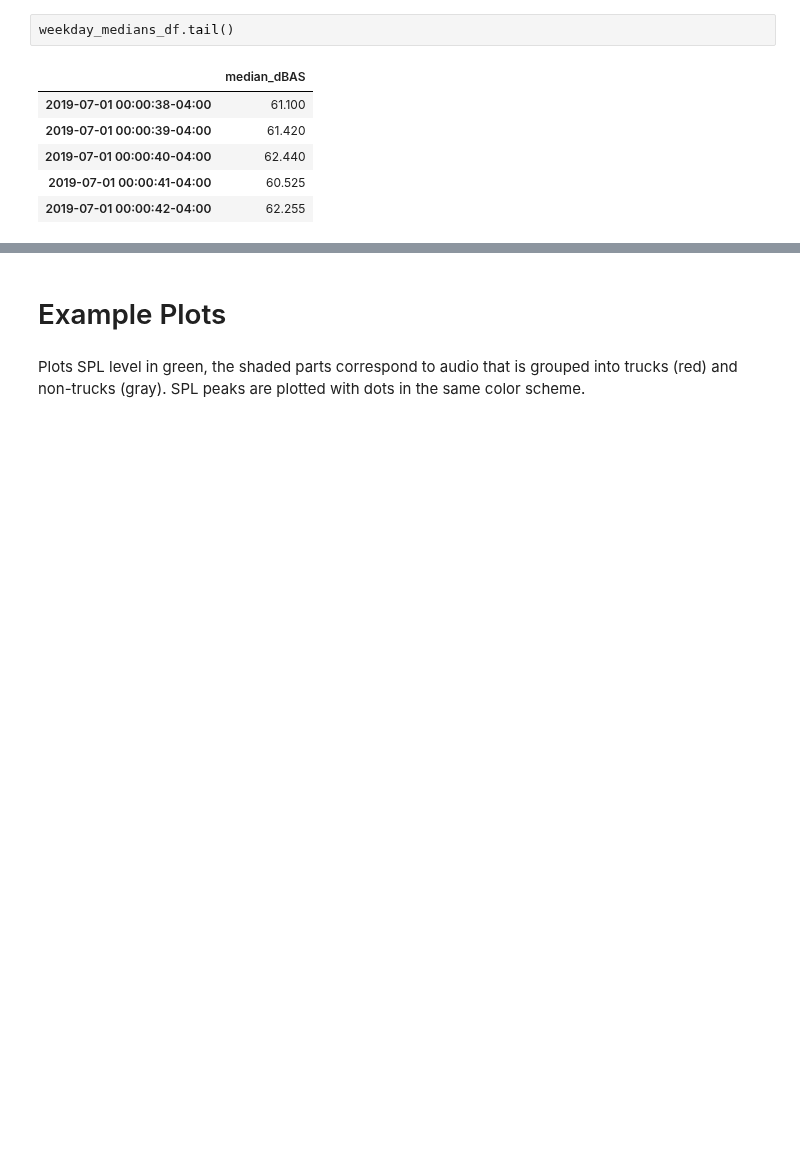
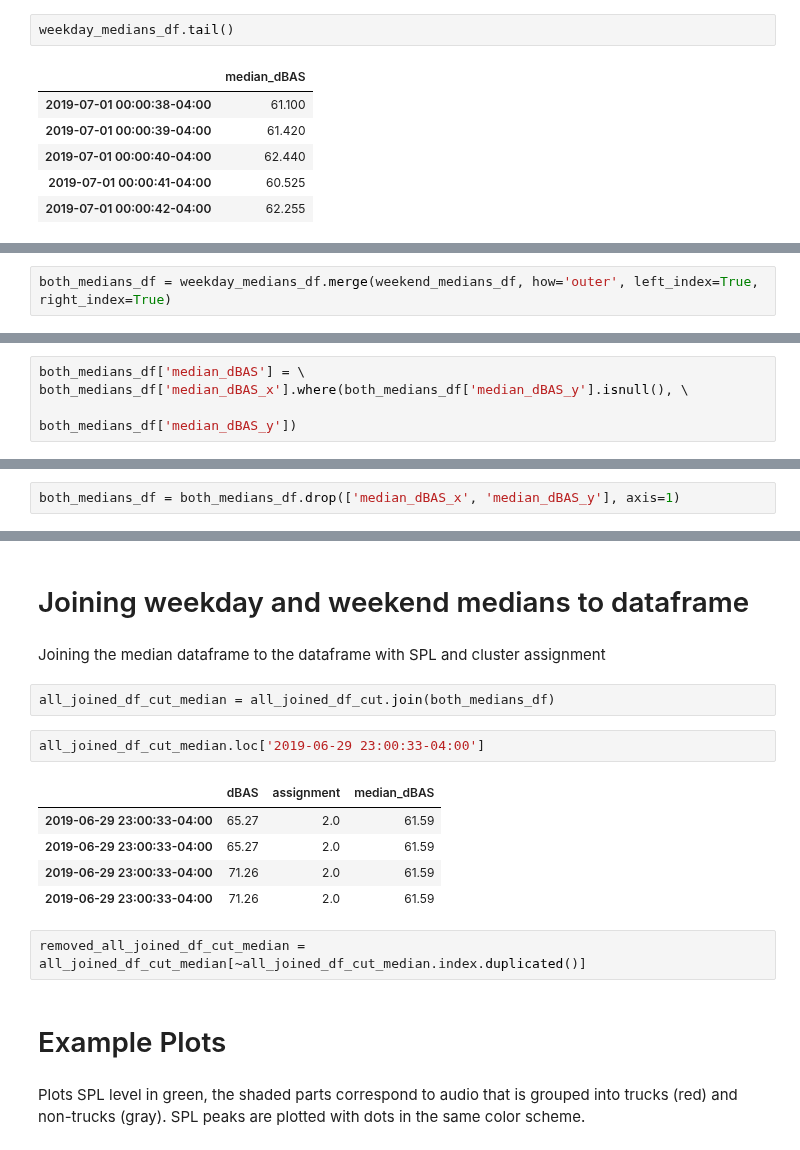
Before and after one commit to marin-hyatt/public-redhook-analysis, a Jupyter notebook: notebooks/Example.ipynb, the cells around one changed output, grey strips where cells are left out. Drawn from its saved outputs; the diff is of its cells as text; blank space fills up the shorter version.

```diff
--- a/notebooks/Example.ipynb
+++ b/notebooks/Example.ipynb
@@ -302,0 +351,2 @@ weekday_medians_df.tail()
+# %%
+both_medians_df = weekday_medians_df.merge(weekend_medians_df, how='outer', left_index=True, right_index=True)
@@ -302,0 +366,4 @@ weekday_medians_df.tail()
+# %%
+both_medians_df['median_dBAS'] = \
+both_medians_df['median_dBAS_x'].where(both_medians_df['median_dBAS_y'].isnull(), \
+                                                                              both_medians_df['median_dBAS_y'])
@@ -302,0 +381,2 @@ weekday_medians_df.tail()
+# %%
+both_medians_df = both_medians_df.drop(['median_dBAS_x', 'median_dBAS_y'], axis=1)
@@ -303,3 +392,19 @@ weekday_medians_df.tail()
+# %% [markdown]
+# Joining weekday and weekend medians to dataframe
+# %% [markdown]
+Joining the median dataframe to the dataframe with SPL and cluster assignment
+# %%
+all_joined_df_cut_median = all_joined_df_cut.join(both_medians_df)
+# %%
+all_joined_df_cut_median.loc['2019-06-29 23:00:33-04:00']
+# %% [output]
+|  | dBAS | assignment | median_dBAS |
+| 2019-06-29 23:00:33-04:00 | 65.27 | 2.0 | 61.59 |
+| 2019-06-29 23:00:33-04:00 | 65.27 | 2.0 | 61.59 |
+| 2019-06-29 23:00:33-04:00 | 71.26 | 2.0 | 61.59 |
+| 2019-06-29 23:00:33-04:00 | 71.26 | 2.0 | 61.59 |
+# %%
+removed_all_joined_df_cut_median = all_joined_df_cut_median[~all_joined_df_cut_median.index.duplicated()]
 # %% [markdown]
 # Example Plots
 # %% [markdown]
```
Also changed, not shown: parts of 25 cells of this notebook, 1 other file.
